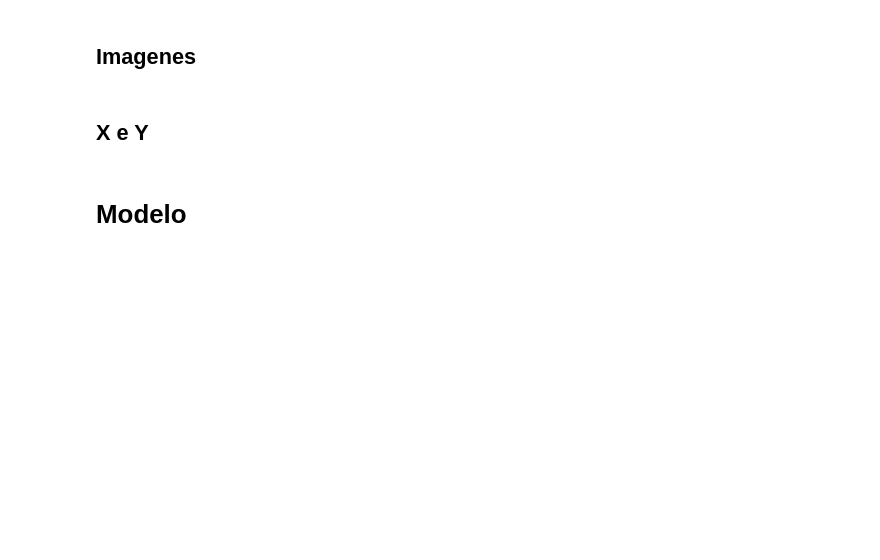
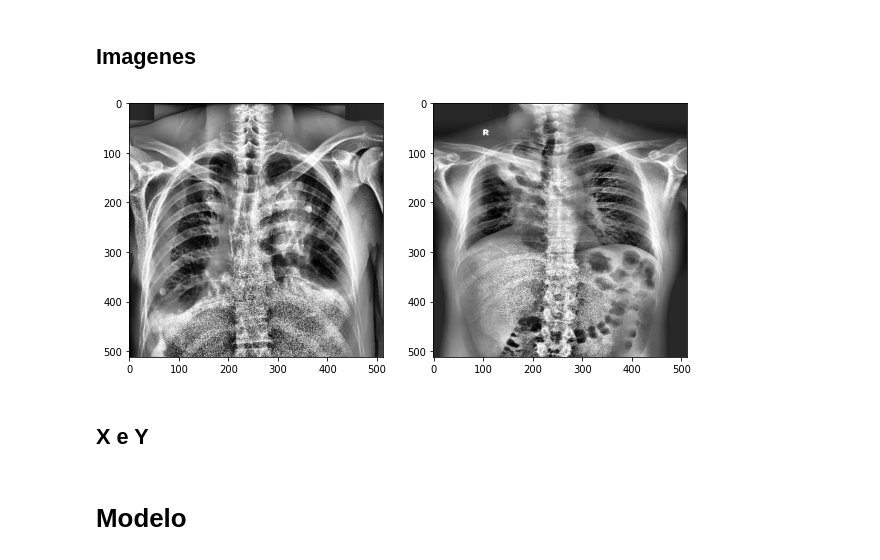
Before and after one commit to maryskal/SITK, a Jupyter notebook: neural_networks/EfficienNet_General_RX.ipynb, the cells around one changed output. Drawn from its saved outputs; the diff is of its cells as text; code cells hidden in the pictures; blank space fills up the shorter version.

```diff
--- a/neural_networks/EfficienNet_General_RX.ipynb
+++ b/neural_networks/EfficienNet_General_RX.ipynb
@@ -133,8 +133,8 @@ def equalizar(img):
 # %%
 def clahe(img):
     # img = cv2.resize(img, (512, 512))
-    clahe = cv2.createCLAHE(clipLimit = 10)
-    final_img = clahe.apply(img) + 30
+    clahe = cv2.createCLAHE()
+    final_img = clahe.apply(img)
     return final_img
 # %%
 def downsample(img):
@@ -155,6 +155,18 @@ def charge_img(name):
 tensor = np.zeros((len(df.image_id), pixels, pixels, 1))
 for i in range(tensor.shape[0]):
     tensor[i,...] = charge_img(df.image_id[i])
+# %%
+r = np.random.randint(0,1803)
+neu = tensor[df['Neumonia']==1][r]
+no_neu = tensor[df['Neumonia']==0][r]
+plt.figure(figsize=(10, 10))
+plt.subplot(1,2,1)
+plt.imshow(neu, cmap = 'gray')
+plt.subplot(1,2,2)
+plt.imshow(no_neu, cmap = 'gray')
+plt.show()
+# %% [output]
+[figure, added]
 # %% [markdown]
 ## X e Y
 # %%
```
Also changed, not shown: parts of 6 cells of this notebook, 7 other files.
